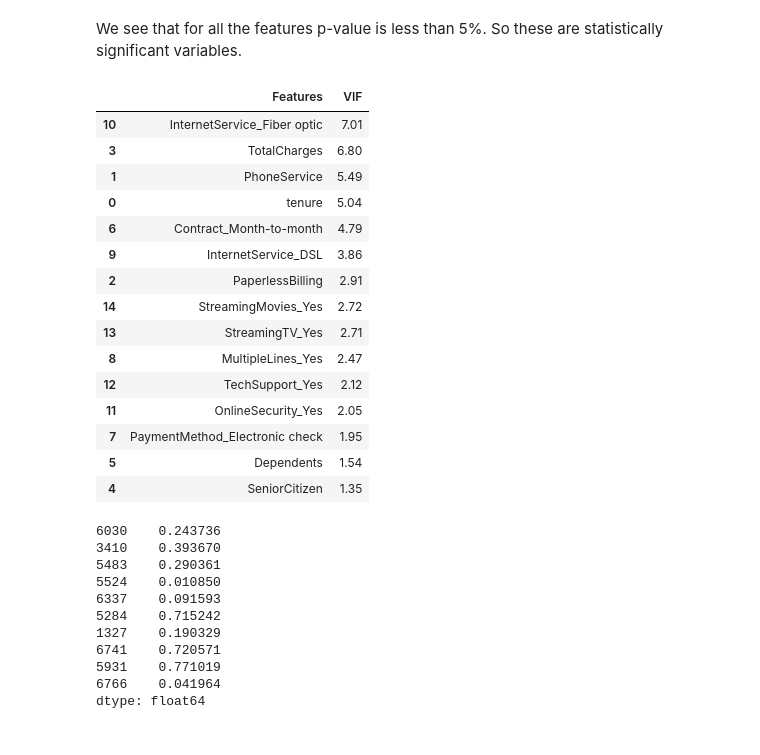
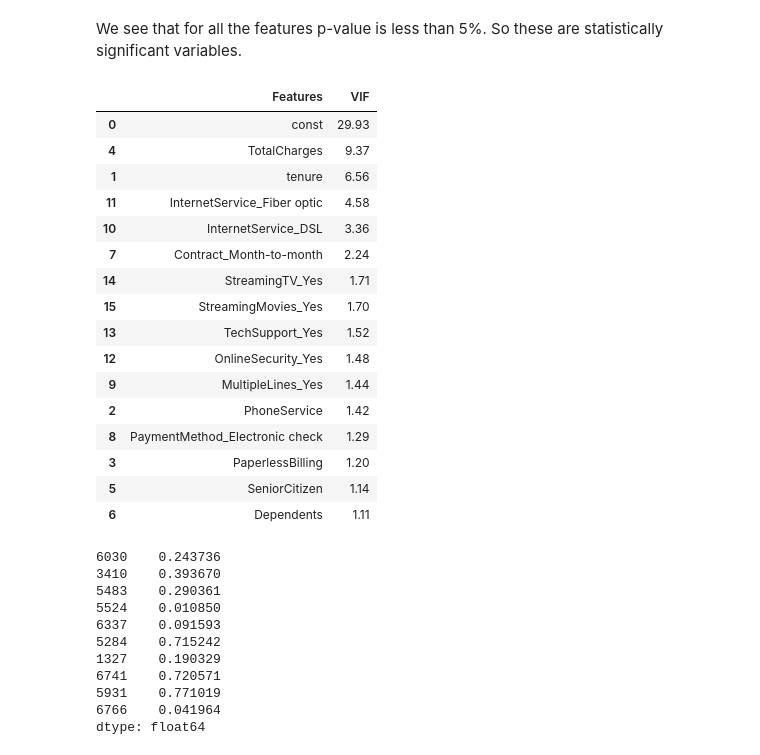
Before and after one commit to mamta987/Telcom_Churn, a Jupyter notebook: Telecom_Churn.ipynb, the cells around one changed output. Drawn from its saved outputs; the diff is of its cells as text; code cells hidden in the pictures.

```diff
--- a/Telecom_Churn.ipynb
+++ b/Telecom_Churn.ipynb
@@ -451,7 +463,7 @@ from sklearn.linear_model import LogisticRegression
 lr = LogisticRegression()
 lr_model = lr.fit(X_train, y_train)
 
-rfe = RFE(lr_model, 15)
+rfe = RFE(estimator = lr_model, n_features_to_select = 15)
 rfe.fit(X_train, y_train)
 # %% [output]
 RFE(estimator=LogisticRegression(), n_features_to_select=15)
@@ -541,28 +553,29 @@ We see that for all the features p-value is less than 5%. So these are statistic
 # %%
 # Creating a dataframe that will contain the names of all the feature variables and their respective VIFs
 vif = pd.DataFrame()
-vif['Features'] = X_train_sm[col].columns
-vif['VIF'] = [variance_inflation_factor(X_train_sm[col].values, i) for i in range(X_train_sm[col].shape[1])]
+vif['Features'] = X_train_sm.columns
+vif['VIF'] = [variance_inflation_factor(X_train_sm.values, i) for i in range(X_train_sm.shape[1])]
 vif['VIF'] = round(vif['VIF'], 2)
 vif = vif.sort_values(by = "VIF", ascending = False)
 vif
 # %% [output]
 |  | Features | VIF |
-| 10 | InternetService_Fiber optic | 7.01 |
-| 3 | TotalCharges | 6.80 |
-| 1 | PhoneService | 5.49 |
-| 0 | tenure | 5.04 |
-| 6 | Contract_Month-to-month | 4.79 |
-| 9 | InternetService_DSL | 3.86 |
-| 2 | PaperlessBilling | 2.91 |
-| 14 | StreamingMovies_Yes | 2.72 |
-| 13 | StreamingTV_Yes | 2.71 |
-| 8 | MultipleLines_Yes | 2.47 |
-| 12 | TechSupport_Yes | 2.12 |
-| 11 | OnlineSecurity_Yes | 2.05 |
-| 7 | PaymentMethod_Electronic check | 1.95 |
-| 5 | Dependents | 1.54 |
-| 4 | SeniorCitizen | 1.35 |
+| 0 | const | 29.93 |
+| 4 | TotalCharges | 9.37 |
+| 1 | tenure | 6.56 |
+| 11 | InternetService_Fiber optic | 4.58 |
+| 10 | InternetService_DSL | 3.36 |
+| 7 | Contract_Month-to-month | 2.24 |
+| 14 | StreamingTV_Yes | 1.71 |
+| 15 | StreamingMovies_Yes | 1.70 |
+| 13 | TechSupport_Yes | 1.52 |
+| 12 | OnlineSecurity_Yes | 1.48 |
+| 9 | MultipleLines_Yes | 1.44 |
+| 2 | PhoneService | 1.42 |
+| 8 | PaymentMethod_Electronic check | 1.29 |
+| 3 | PaperlessBilling | 1.20 |
+| 5 | SeniorCitizen | 1.14 |
+| 6 | Dependents | 1.11 |
 # %%
 y_train_pred = lr_model1.predict(X_train_sm)
 y_train_pred[:10]
```
Also changed, not shown: parts of 27 cells of this notebook.
